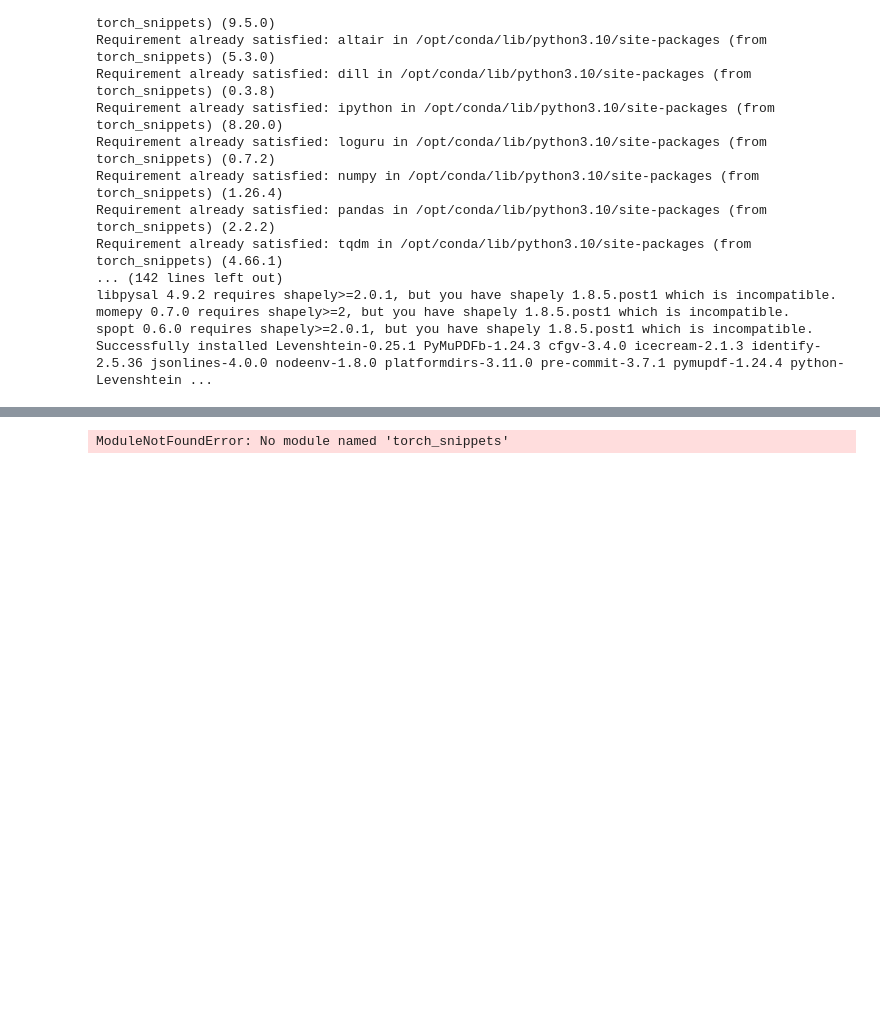
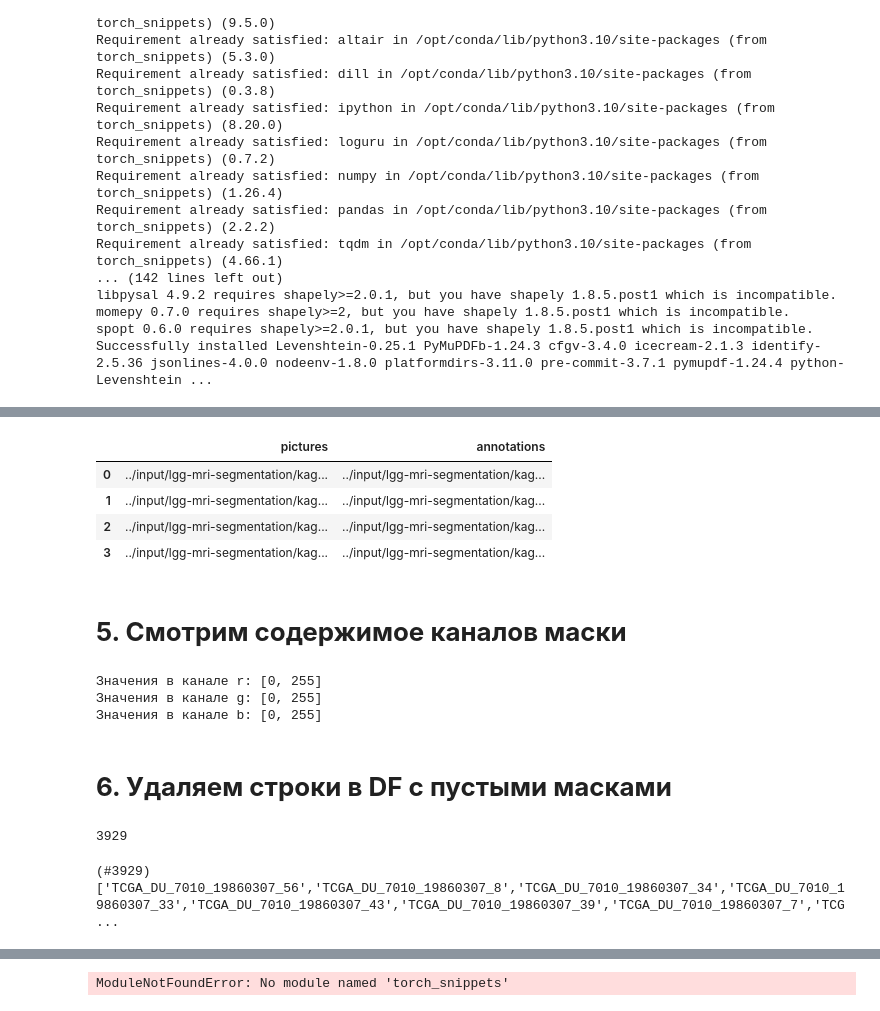
Before and after one commit to kraken114/Kaggle, a Jupyter notebook: brain-2-unet-pytorch.ipynb, the cells around one changed output, grey strips where cells are left out. Saved outputs shown, nothing was run; the diff lists cells and outputs as text; code cells hidden in the pictures; blank space fills up the shorter version.

```diff
--- a/brain-2-unet-pytorch.ipynb
+++ b/brain-2-unet-pytorch.ipynb
@@ -57,0 +169,45 @@ Successfully installed Levenshtein-0.25.1 PyMuPDFb-1.24.3 cfgv-3.4.0 icecream-2.
+# %%
+df.head(4)
+# %% [output]
+|  | pictures | annotations |
+| 0 | ../input/lgg-mri-segmentation/kag... | ../input/lgg-mri-segmentation/kag... |
+| 1 | ../input/lgg-mri-segmentation/kag... | ../input/lgg-mri-segmentation/kag... |
+| 2 | ../input/lgg-mri-segmentation/kag... | ../input/lgg-mri-segmentation/kag... |
+| 3 | ../input/lgg-mri-segmentation/kag... | ../input/lgg-mri-segmentation/kag... |
+# %% [markdown]
+# **5. Смотрим содержимое каналов маски**
+# %%
+# читаем картинку маски, 4меняем каналы местасми на (3,250,250),
+an = cv2.imread(mask_files[2], 1).transpose(2,0,1)#/255
+r,g,b = an
+
+lst = []
+for _ in [0,1,2]:
+    k = r,g,b
+    h = 'rgb'
+    for i in k[_]:
+        for j in i:
+            if j not in lst: lst.append(j)
+    print(f'Значения в канале {h[_]}: {lst}')
+# %% [output]
+Значения в канале r: [0, 255]
+Значения в канале g: [0, 255]
+Значения в канале b: [0, 255]
+# %% [markdown]
+# **6. Удаляем строки в DF с пустыми масками**
+# %%
+df.pictures.nunique()
+# %% [output]
+3929
+# %%
+# Разбивка данных на основе столбца с именами картинок в df
+from sklearn.model_selection import train_test_split
+trn_ids, val_ids = train_test_split(df.pictures.nunique(), test_size=0.1, random_state=99)
+# trn_ids = list(trn_ids)
+# val_ids = list(val_ids)
+# типа разбивка df на train_df и val_df на основе разбивки train_test_split
+trn_df, val_df = df[df['ImageID'].isin(trn_ids)], df[df['ImageID'].isin(val_ids)]
+#print(trn_df, val_df)
+len(trn_df), len(val_df)
+# %% [output]
+(#3929) ['TCGA_DU_7010_19860307_56','TCGA_DU_7010_19860307_8','TCGA_DU_7010_19860307_34','TCGA_DU_7010_19860307_33','TCGA_DU_7010_19860307_43','TCGA_DU_7010_19860307_39','TCGA_DU_7010_19860307_7','TCG ...
```
Also changed, not shown: parts of 16 cells of this notebook.
